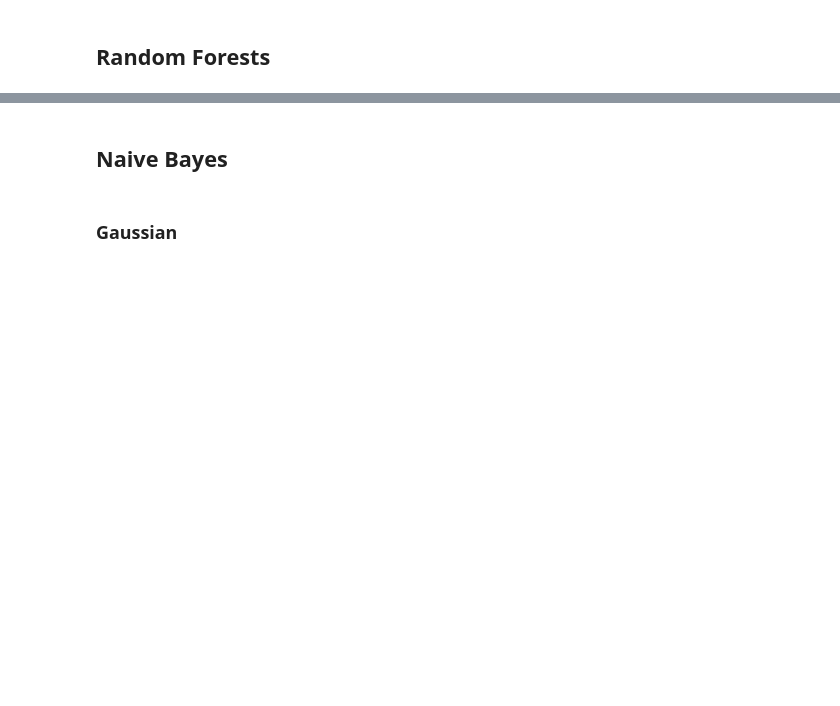
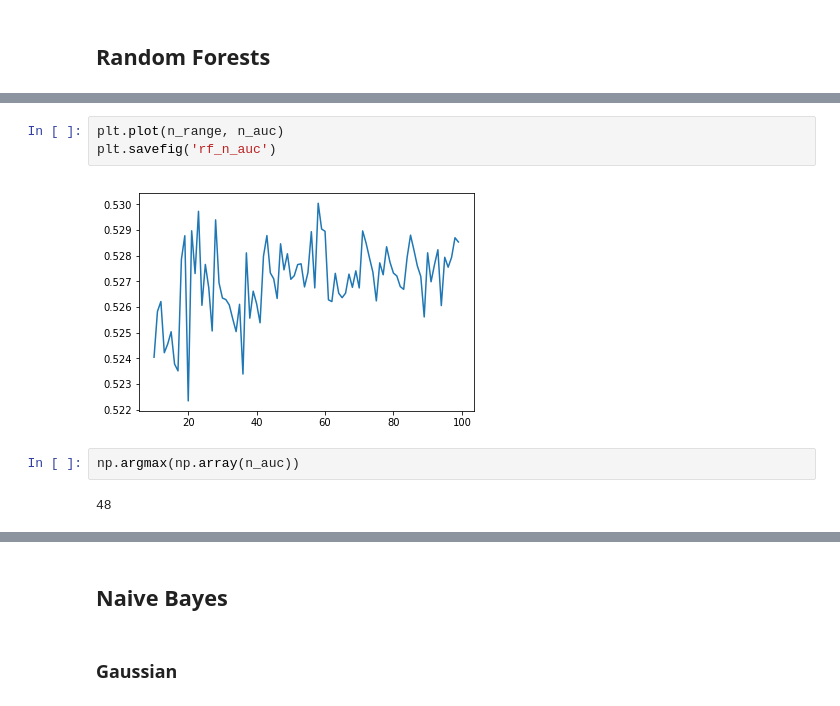
Before and after one commit to emilyageller/Geller_Metis, a Jupyter notebook: Project 3/Project3_Part3_modeling.ipynb, the cells around one changed output, grey strips where cells are left out. Cells and saved outputs as stored; diff of their text form; blank space fills up the shorter version.

```diff
--- a/Project 3/Project3_Part3_modeling.ipynb
+++ b/Project 3/Project3_Part3_modeling.ipynb
@@ -109,0 +218,9 @@ avg / total       0.58      0.60      0.59      5755
+# %%
+plt.plot(n_range, n_auc)
+plt.savefig('rf_n_auc')
+# %% [output]
+[figure, added]
+# %%
+np.argmax(np.array(n_auc))
+# %% [output]
+48
```
Also changed, not shown: parts of 29 cells of this notebook, 1 other file.
